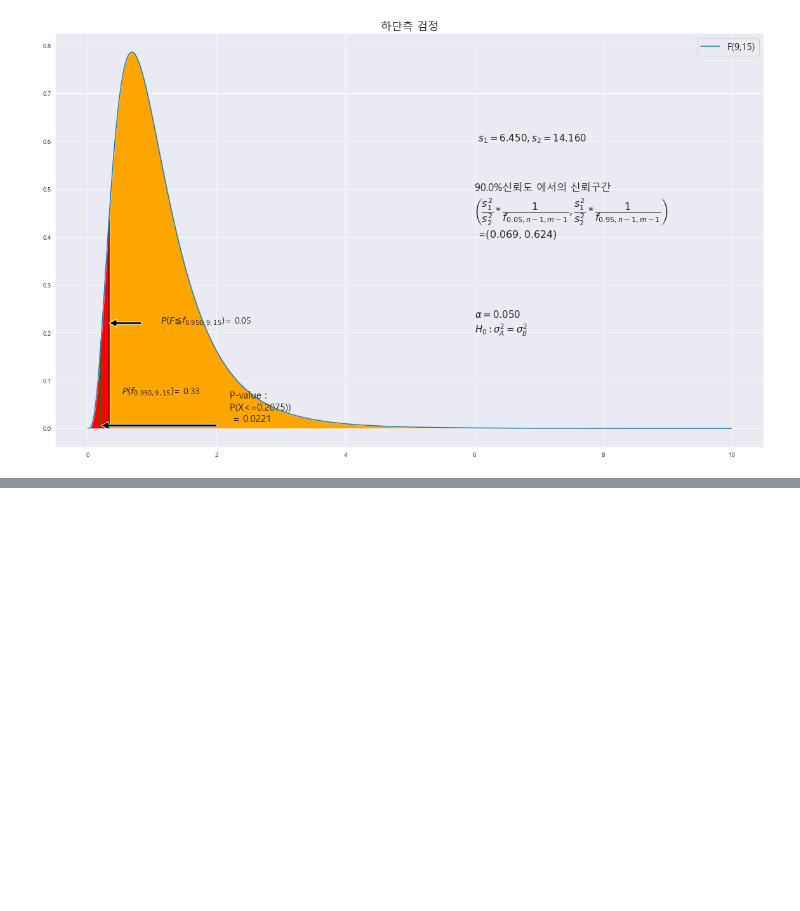
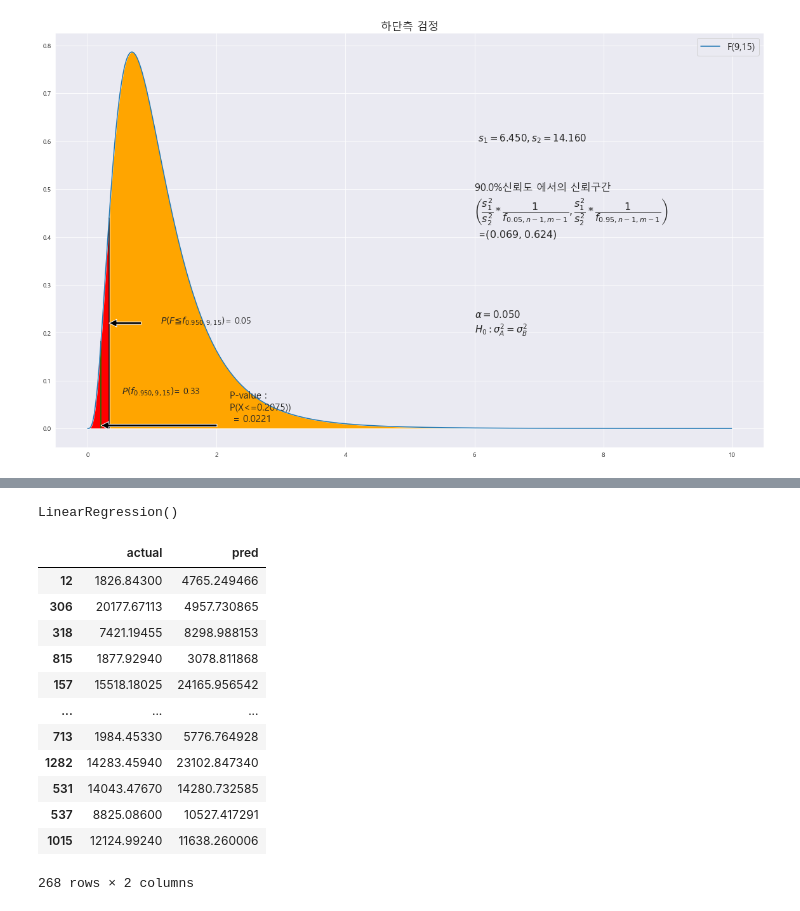
Before and after one commit to andypsh/BIGDATA2022, a Jupyter notebook: 기초통계/Chapter10/연습문제04.ipynb, the cells around one changed output, grey strips where cells are left out. Drawn from its saved outputs; the diff is of its cells as text; code cells hidden in the pictures; blank space fills up the shorter version.

```diff
--- a/기초통계/Chapter10/연습문제04.ipynb
+++ b/기초통계/Chapter10/연습문제04.ipynb
@@ -1010,0 +1038,19 @@ X_L_1 : 0.2075
+# %%
+X = data[['age' , 'sex' , 'bmi' , 'children' , 'smoker']]  #독립변수
+
+y = data['charges']  #종속변수
+
+
+X_train , X_test , y_train , y_test = train_test_split(X , y , test_size=0.2 , random_state= 100) #데이터 셋 분할
+# test_size (시험 셋) ==> 20% , random_state = 100 ==> 랜덤 샘플링
+
+#랜덤 샘플링이란 데이터를 특정 비율로 나눌 때 마구잡이로 뒤섞어서 나누는 것
+#랜덤 샘플링을 진행하지 않는다면 데이터가 특정 순서로 정렬될 수 도 있다.
+# %%
+model = LinearRegression()  #선형회귀에 사용할 model 객체를 생성했으니 model 객체를 사용해서 선형 회귀로 학습하고 예측할 수 있게 된다.and
+
+model.fit(X_train , y_train)
+#객체.fit(독립변수, 종속변수)
+#학습시킨다의 의미 : 데이터를 모델 안에 넣어서 독립변수와 종속변수 간의 관계들을 분석해 새로운 데이터를 예측할 수 있는 상태로 만드는 것이다.
+# %% [output]
+LinearRegression()
@@ -1010,0 +1059,19 @@ X_L_1 : 0.2075
+# %%
+comparison = pd.DataFrame({'actual' : y_test, 'pred' : pred})
+#예측한 값은 pred에 , tlfwp wjdqhsms y_test에 저장되어 있다.
+#예측값이 얼마나 정확한지는 pred와 y_test를 비교하는 것으로 단순하게 확인할 수 있다.
+comparison
+# %% [output]
+|  | actual | pred |
+| 12 | 1826.84300 | 4765.249466 |
+| 306 | 20177.67113 | 4957.730865 |
+| 318 | 7421.19455 | 8298.988153 |
+| 815 | 1877.92940 | 3078.811868 |
+| 157 | 15518.18025 | 24165.956542 |
+| ... | ... | ... |
+| 713 | 1984.45330 | 5776.764928 |
+| 1282 | 14283.45940 | 23102.847340 |
+| 531 | 14043.47670 | 14280.732585 |
+| 537 | 8825.08600 | 10527.417291 |
+| 1015 | 12124.99240 | 11638.260006 |
+268 rows × 2 columns
```
Also changed, not shown: parts of 5 cells of this notebook, 1 other file.
